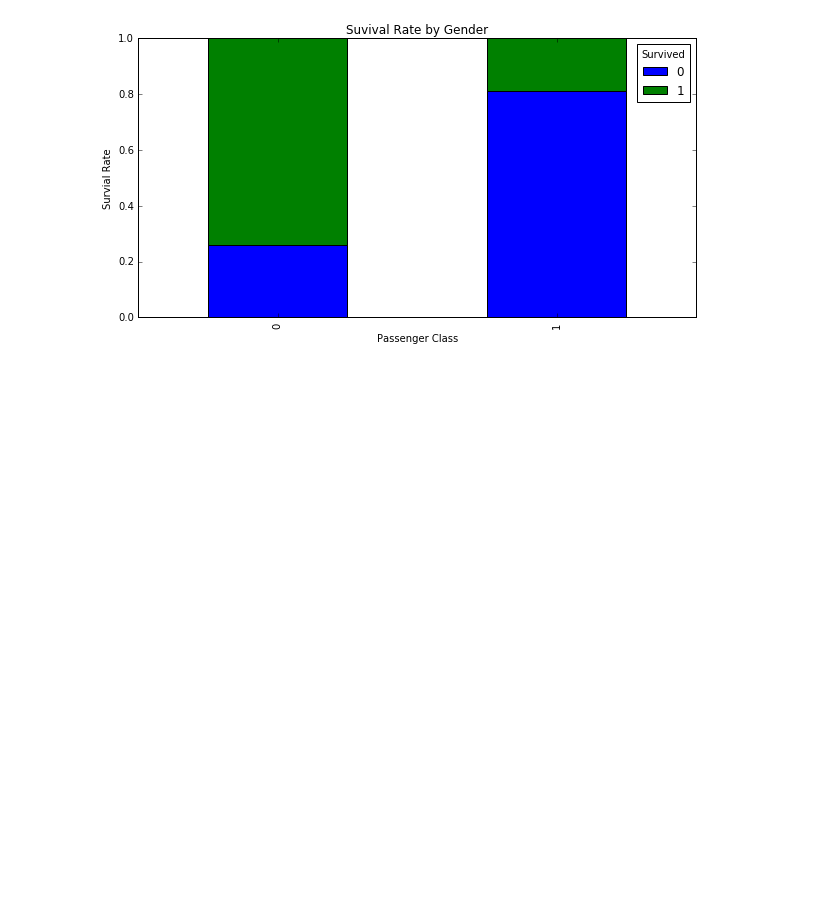
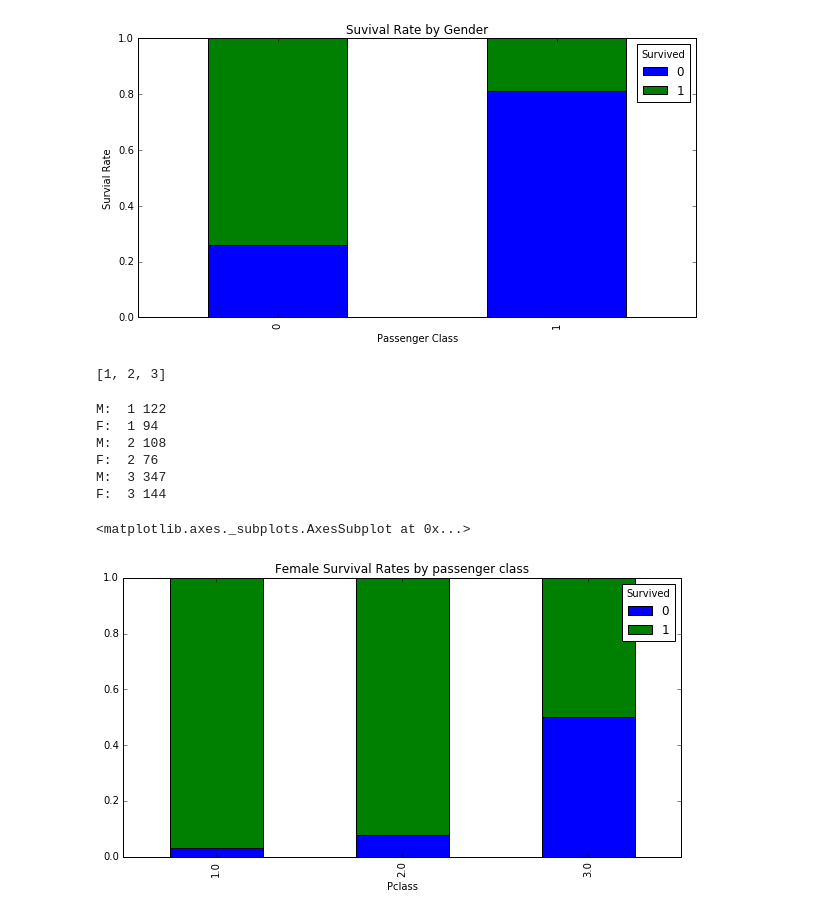
Before and after one commit to etheleon/data-science-for-fun, a Jupyter notebook: Titanic/Titanic in Another Aspects.ipynb, the cells around one changed output. Saved outputs shown, nothing was run; the diff lists cells and outputs as text; code cells hidden in the pictures; blank space fills up the shorter version.

Commit message:
Add more diagrams

```diff
--- a/Titanic/Titanic in Another Aspects.ipynb
+++ b/Titanic/Titanic in Another Aspects.ipynb
@@ -148,0 +151,23 @@ plt.ylabel('Survial Rate')
+# %%
+passenger_classes
+# %% [output]
+[1, 2, 3]
+# %%
+for p_class in passenger_classes:
+    print('M: ', p_class, len(df_train[(df_train['Sex'] == 'male') & (df_train['Pclass'] == p_class)]))
+    print('F: ', p_class, len(df_train[(df_train['Sex'] == 'female') & (df_train['Pclass'] == p_class)]))
+# %% [output]
+M:  1 122
+F:  1 94
+M:  2 108
+F:  2 76
+M:  3 347
+F:  3 144
+# %%
+females_df = df_train[df_train['Sex'] == 'female']
+females_xt = pd.crosstab(females_df['Pclass'], df_train['Survived'])
+females_xt_pct = females_xt.div(females_xt.sum(1).astype(float), axis = 0)
+females_xt_pct.plot(kind='bar', stacked=True, title='Female Survival Rates by passenger class')
+# %% [output]
+<matplotlib.axes._subplots.AxesSubplot at 0x...>
+[figure, added]
```
Also changed, not shown: parts of 3 cells of this notebook.
